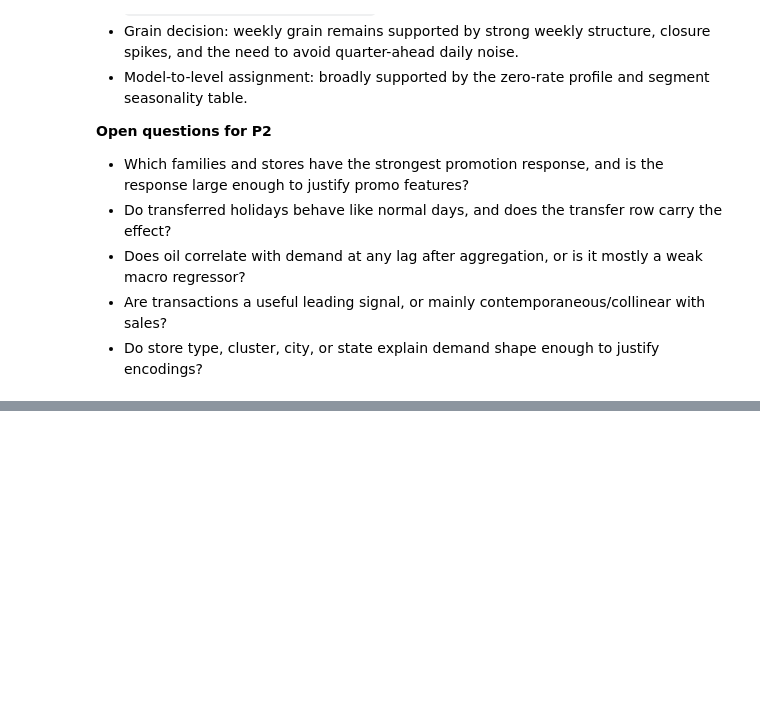
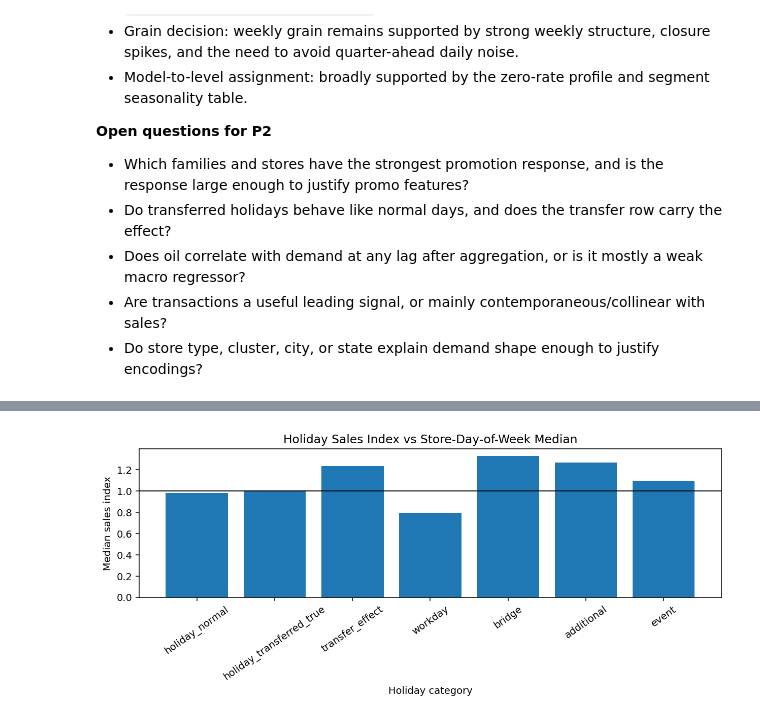
Before and after one commit to Mainakkundu/retail-replenishment-system, a Jupyter notebook: notebooks/01_eda_features.ipynb, the cells around one changed output, grey strips where cells are left out. Cells and saved outputs as stored; diff of their text form; code cells hidden in the pictures; blank space fills up the shorter version.

```diff
--- a/notebooks/01_eda_features.ipynb
+++ b/notebooks/01_eda_features.ipynb
@@ -622,0 +742,46 @@ Not started. P3 begins only after P2 exit criteria are accepted.
+# %%
+normal_holiday_dates = set(holidays.loc[(holidays["type"] == "Holiday") & (~holidays["transferred"]), "date"])
+transferred_true_dates = set(holidays.loc[(holidays["type"] == "Holiday") & (holidays["transferred"]), "date"])
+transfer_effect_dates = set(holidays.loc[holidays["type"] == "Transfer", "date"])
+workday_dates = set(holidays.loc[holidays["type"] == "Work Day", "date"])
+bridge_dates = set(holidays.loc[holidays["type"] == "Bridge", "date"])
+additional_dates = set(holidays.loc[holidays["type"] == "Additional", "date"])
+event_dates = set(holidays.loc[holidays["type"] == "Event", "date"])
+
+holiday_categories = [
+    ("holiday_normal", normal_holiday_dates),
+    ("holiday_transferred_true", transferred_true_dates),
+    ("transfer_effect", transfer_effect_dates),
+    ("workday", workday_dates),
+    ("bridge", bridge_dates),
+    ("additional", additional_dates),
+    ("event", event_dates),
+]
+holiday_rows = []
+for label, dates in holiday_categories:
+    matched = store_daily.loc[store_daily["date"].isin(dates)]
+    holiday_rows.append(
+        {
+            "category": label,
+            "holiday_dates": len(dates),
+            "store_date_rows": len(matched),
+            "median_sales_index": float(matched["sales_index"].median()),
+            "mean_sales_index": float(matched["sales_index"].mean()),
+        }
+    )
+holiday_effects = pd.DataFrame(holiday_rows)
+holiday_effects.to_csv(P2_TABLE_DIR / "holiday_effects_by_type.csv", index=False)
+holidays.to_csv(P2_TABLE_DIR / "holiday_raw_catalog.csv", index=False)
+
+fig, ax = plt.subplots(figsize=(9, 4))
+ax.bar(holiday_effects["category"], holiday_effects["median_sales_index"])
+ax.axhline(1.0, color="black", linewidth=1)
+ax.set_title("Holiday Sales Index vs Store-Day-of-Week Median")
+ax.set_xlabel("Holiday category")
+ax.set_ylabel("Median sales index")
+ax.tick_params(axis="x", rotation=35)
+save_and_show(fig, P2_FIGURE_DIR / "holiday_sales_index.png")
+
+holiday_effects
+# %% [output]
+[figure, added]
```
Also changed, not shown: parts of 17 cells of this notebook.
